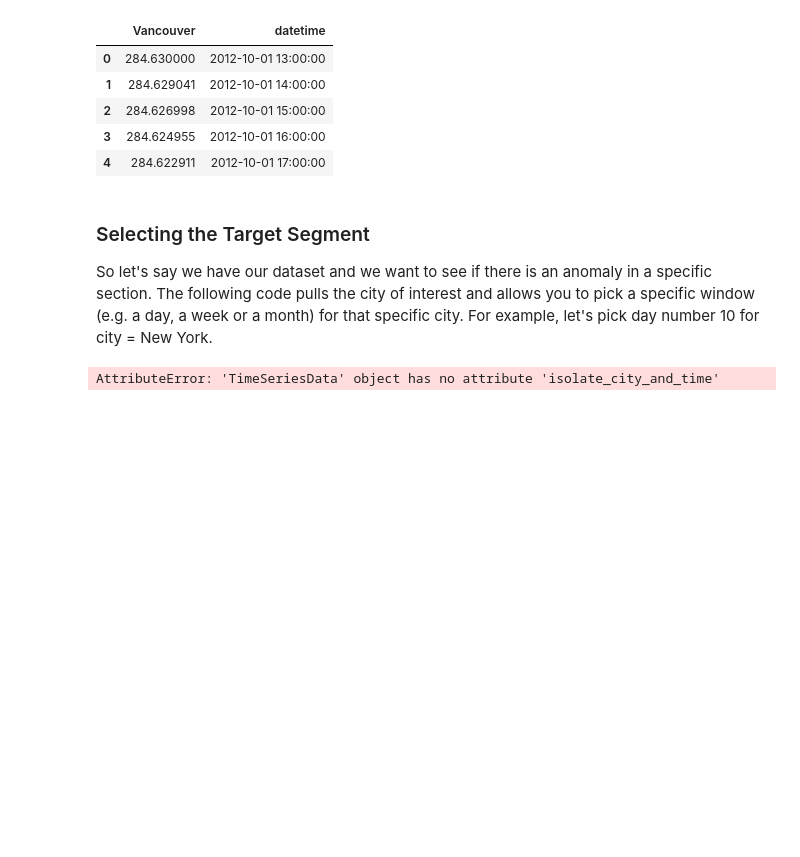
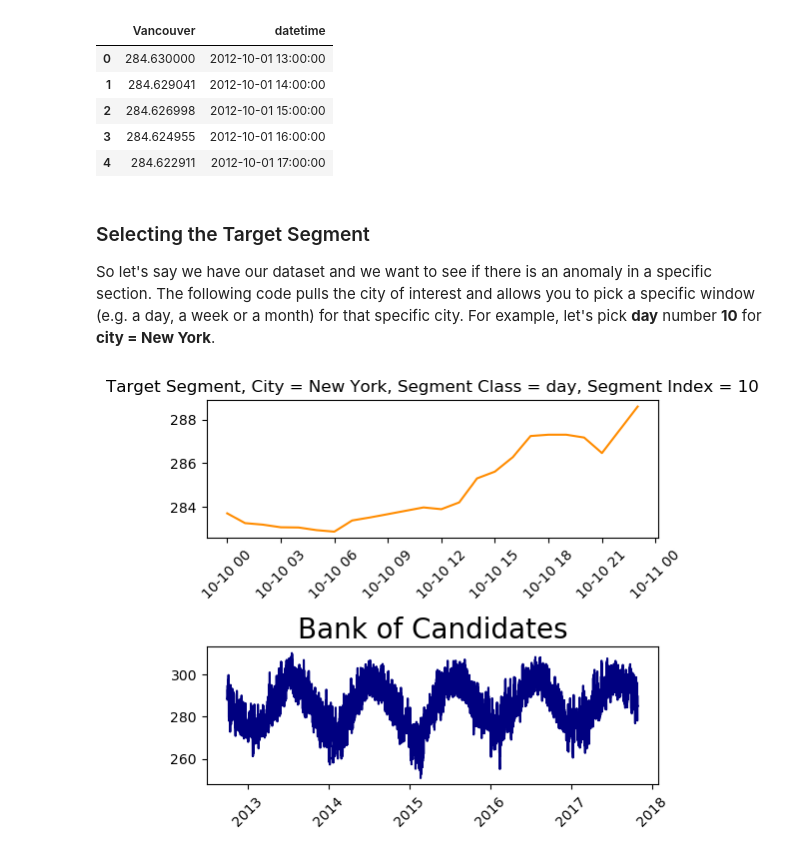
Before and after one commit to PieroPaialungaAI/OptimalBaselineSubtraction, a Jupyter notebook: OBS_Notebook.ipynb, the cells around one changed output. Drawn from its saved outputs; the diff is of its cells as text; code cells hidden in the pictures; blank space fills up the shorter version.

```diff
--- a/OBS_Notebook.ipynb
+++ b/OBS_Notebook.ipynb
@@ -67,8 +67,12 @@ data.temperature_data[['Vancouver','datetime']].head()
 # %% [markdown]
 ### Selecting the Target Segment
 
-So let's say we have our dataset and we want to see if there is an anomaly in a specific section. The following code pulls the city of interest and allows you to pick a specific window (e.g. a day, a week or a month) for that specific city. For example, let's pick day number 10 for city = New York.
+So let's say we have our dataset and we want to see if there is an anomaly in a specific section. The following code pulls the city of interest and allows you to pick a specific window (e.g. a day, a week or a month) for that specific city. For example, let's pick **day** number **10** for **city = New York**.
-# %%
-data.isolate_city_and_time(city = 'New York', segment_day = 10, segment_length = 'day')
-# %% [output]
-AttributeError: 'TimeSeriesData' object has no attribute 'isolate_city_and_time'
+# %%
+city = 'New York'
+segment_class = 'day'
+segment_idx = 10
+data.isolate_city_and_time(city = city, segment_idx = segment_idx, segment_class = segment_class)
+data.plot_target_and_baseline()
+# %% [output]
+[figure, added]
```
Also changed, not shown: 4 other files.
